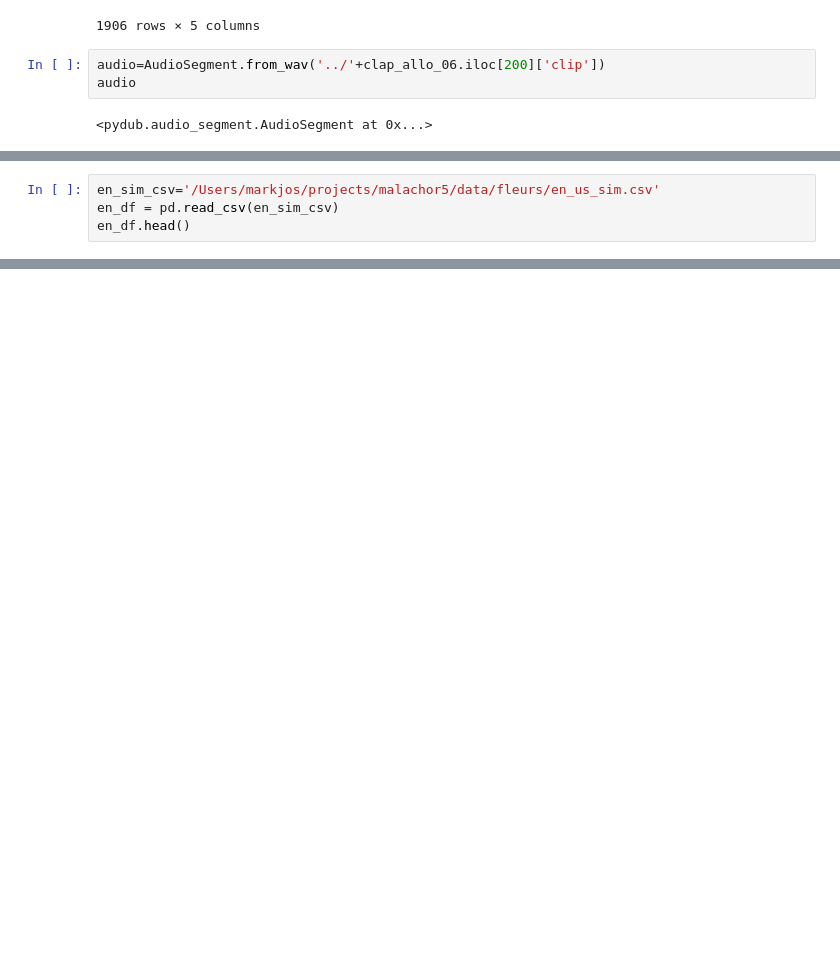
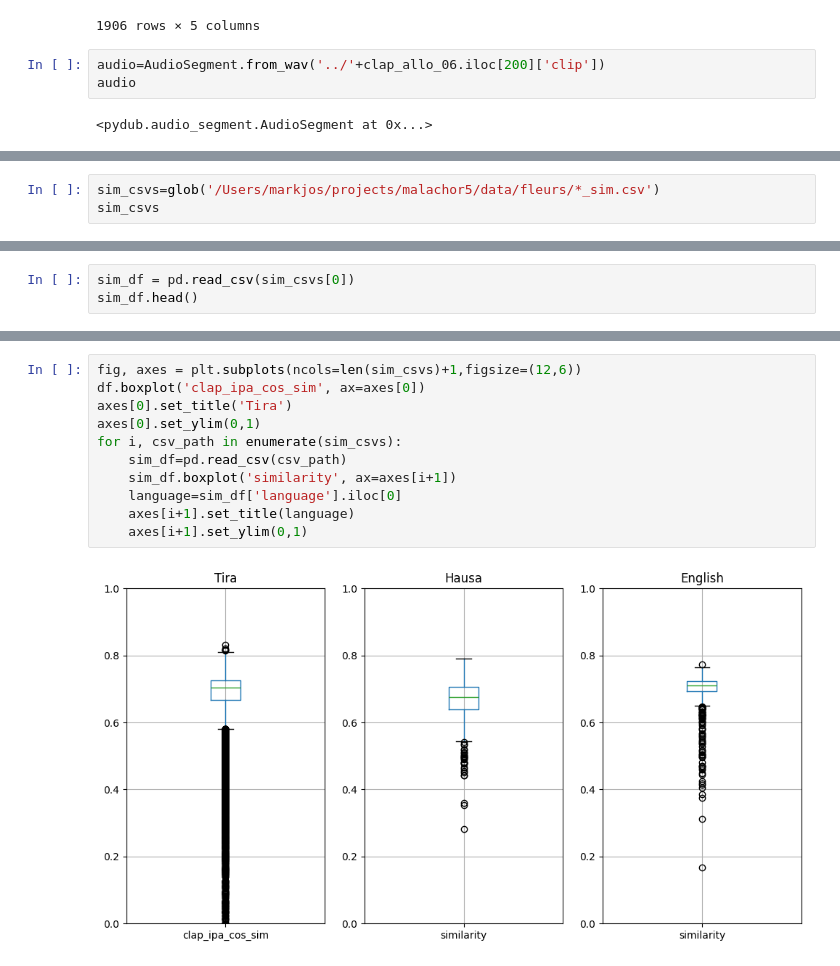
Before and after one commit to markjosims/malachor5, a Jupyter notebook: notebooks/tira_clap_sim_exploration.ipynb, the cells around one changed output, grey strips where cells are left out. Saved outputs shown, nothing was run; the diff lists cells and outputs as text; blank space fills up the shorter version.

```diff
--- a/notebooks/tira_clap_sim_exploration.ipynb
+++ b/notebooks/tira_clap_sim_exploration.ipynb
@@ -121,5 +124,4 @@ clap_allo_06.shape, cos_sim_06.shape, df.shape
 # %%
-en_sim_csv='/Users/markjos/projects/malachor5/data/fleurs/en_us_sim.csv'
-en_df = pd.read_csv(en_sim_csv)
-en_df.head()
+sim_csvs=glob('/Users/markjos/projects/malachor5/data/fleurs/*_sim.csv')
+sim_csvs
 # %% [output]
@@ -131,0 +130,3 @@ en_df.head()
+# %%
+sim_df = pd.read_csv(sim_csvs[0])
+sim_df.head()
@@ -131,0 +140,13 @@ en_df.head()
+# %%
+fig, axes = plt.subplots(ncols=len(sim_csvs)+1,figsize=(12,6))
+df.boxplot('clap_ipa_cos_sim', ax=axes[0])
+axes[0].set_title('Tira')
+axes[0].set_ylim(0,1)
+for i, csv_path in enumerate(sim_csvs):
+    sim_df=pd.read_csv(csv_path)
+    sim_df.boxplot('similarity', ax=axes[i+1])
+    language=sim_df['language'].iloc[0]
+    axes[i+1].set_title(language)
+    axes[i+1].set_ylim(0,1)
+# %% [output]
+[figure, added]
```
Also changed, not shown: parts of 7 cells of this notebook, 1 other file.
